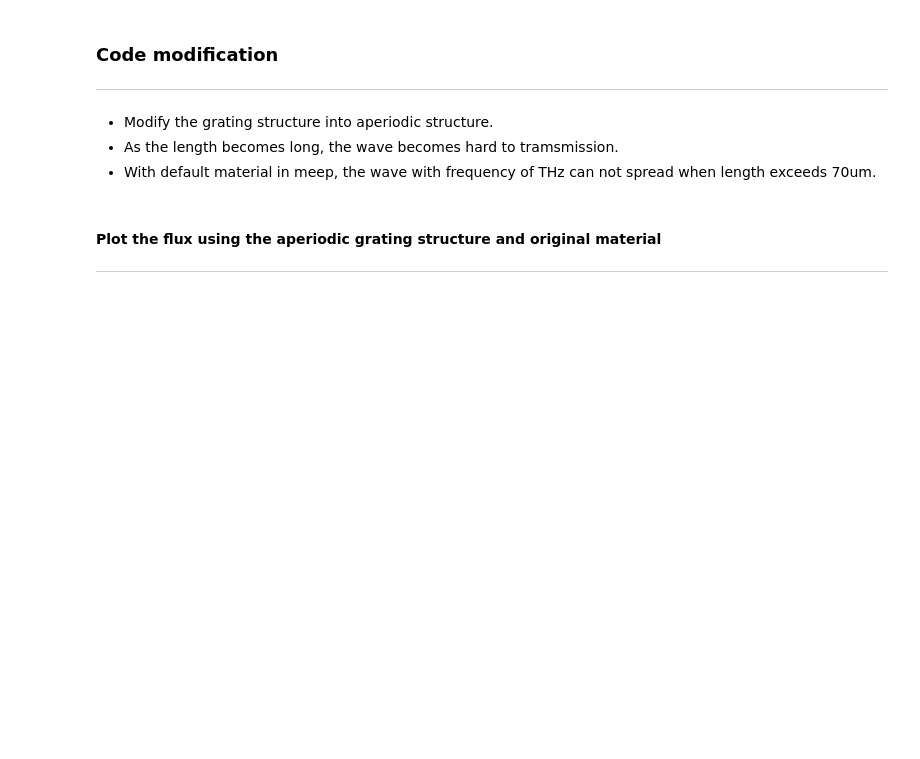
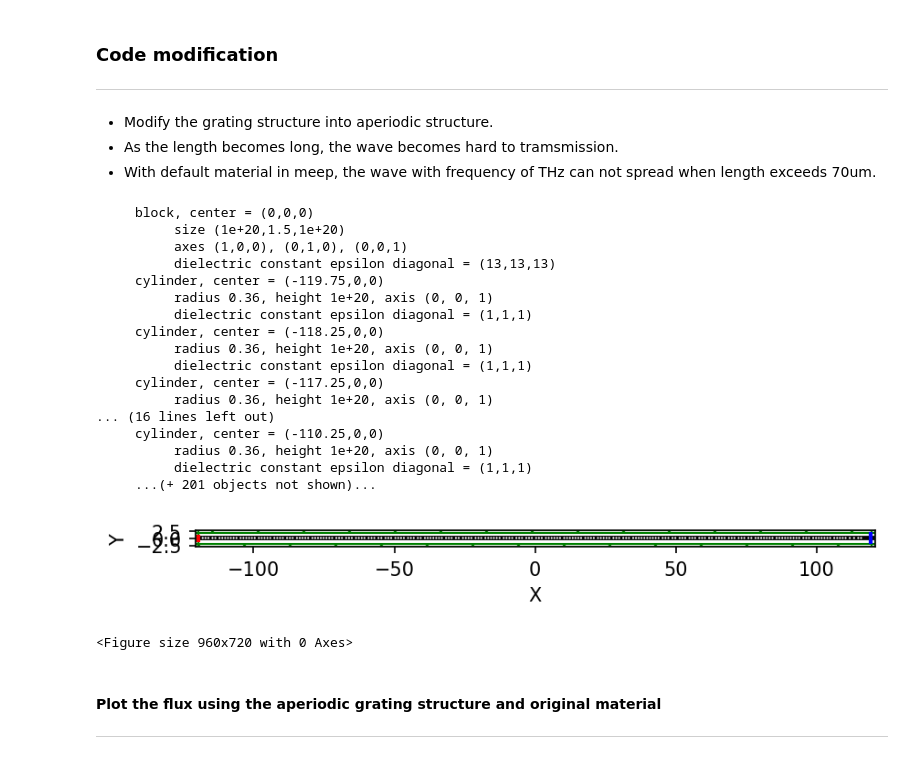
Before and after one commit to zhou277/Semiconductor_laser, a Jupyter notebook: QCL_LCGH.ipynb, the cells around one changed output. Drawn from its saved outputs; the diff is of its cells as text; code cells hidden in the pictures; blank space fills up the shorter version.

```diff
--- a/QCL_LCGH.ipynb
+++ b/QCL_LCGH.ipynb
@@ -315,7 +445,7 @@ from IPython.display import Video
 resolution = 20  # pixels/um
 
 eps = 13  # dielectric constant of waveguide
-w = 1.2  # width of waveguide
+w = 1.5  # width of waveguide
 r = 0.36  # radius of holes
 d = 1.4  # defect spacing (ordinary spacing = 1)
 N = 3  # number of holes on either side of defect
@@ -325,8 +455,6 @@ pad = 2  # padding between last hole and PML edge
 dpml = 1  # PML thickness
 
 # sx = 2 * (pad + dpml + N) + d - 1  # size of cell in x direction
-sx = 60
-cell = mp.Vector3(sx, sy, 0)
 
 blk = mp.Block(size=mp.Vector3(mp.inf, w, mp.inf), material=mp.Medium(epsilon=eps))
 geometry = [blk]
@@ -334,68 +462,103 @@ geometry = [blk]
 pattern_1 = "|-||-|-||||||-|||||-||||-|||-||-||||-|||||||-||-||-|||-||-|-||-|||-||-|-||||||-||-|-|||-||-|||||-|||-||-|"
 pattern_2 = "|-||-|||||-||||||-|||-||||-||-||-|||||||||-||-|-||-||-||-|-|||-||-||-|-||||||-||||||||-||-||||||-||||---|"
 pattern = pattern_1 + pattern_2
+slot_depth = 50
+slot_width = 0.1
+line = 1
+dash = line * 1.5
+sx_length = 0
+for symbol in pattern:
+    sx_length += line if symbol == '|' else dash
 
-for i, symbol in enumerate(pattern):
-    if symbol == "|":
-        x_pos = -sx/2 + i * d
-        geometry.append(mp.Cylinder(r, center=mp.Vector3(x_pos)))
-    else:
-        x_pos = -sx/2 + i * d * 0.5
+sx = sx_length+5
+cell = mp.Vector3(sx, sy, 0)
+x_pos = -sx/2
+def add_holes(pattern:list,grating_geometry:list):
+    """ add grating structure through z axis"""
+    global x_pos
+    for symbol in pattern:
+        x_pos = x_pos + line if symbol == "|" else x_pos + dash
+        grating_geometry.append(mp.Cylinder(r, center=mp.Vector3(x_pos)))
 
 # for i in range(N):
 #     geometry.append(mp.Cylinder(r, center=mp.Vector3(d / 2 + i)))
 #     geometry.append(mp.Cylinder(r, center=mp.Vector3(-(d / 2 + i))))
 
+add_holes(pattern,geometry)
+
 pml_layers = [mp.PML(1.0)]
-fcen = 1e12  # pulse center frequency
+c = 3e8
+frequency = 5e12
+freq_in_meep = frequency * 1e-6 / 3e8 # 5THz
+wavelength = c/frequency
 df = 0.2  # pulse frequency width
 
 src = [
     mp.Source(
-        mp.GaussianSource(fcen, fwidth=df),
+        mp.ContinuousSource(freq_in_meep, fwidth=df),
         component=mp.Ey,
         center=mp.Vector3(-0.5 * sx + dpml),
         size=mp.Vector3(0, w),
     )
 ]
 
 # sym = [mp.Mirror(mp.Y, phase=-1)]
 
 sim = mp.Simulation(
     cell_size=cell,
     geometry=geometry,
     boundary_layers=pml_layers,
     sources=src,
     # symmetries=sym,
     resolution=resolution,
 )
 
 freg = mp.FluxRegion(
     center=mp.Vector3(0.5 * sx - dpml - 0.5), size=mp.Vector3(0, 2 * w)
 )
 
 nfreq = 500  # number of frequencies at which to compute flux
 
 # transmitted flux
 trans = sim.add_flux(fcen, df, nfreq, freg)
 
 f = plt.figure(dpi=150)
 sim.plot2D(ax=f.gca())
 plt.show()
 
 f = plt.figure(dpi=150)
-animate = mp.Animate2D(f=f, fields=mp.Hz, realtime=False, normalize=True)
+# animate = mp.Animate2D(f=f, fields=mp.Hz, realtime=False, normalize=True)
 
-sim.run(
-    mp.during_sources(mp.at_every(0.4, animate)),
-    until_after_sources=mp.stop_when_fields_decayed(
-        50, mp.Ey, mp.Vector3(0.5 * sx - dpml - 0.5), 1e-3))
+# sim.run(
+#     mp.during_sources(mp.at_every(0.4, animate)),
+#     until_after_sources=mp.stop_when_fields_decayed(
+#         50, mp.Ey, mp.Vector3(0.5 * sx - dpml - 0.5), 1e-3))
 
-try:
-    animate.to_mp4(10, "my_sim.mp4")
-except Exception as e:
-    print("anime output fail, skip, the error information is ", e)
-Video("my_sim.mp4")
+# try:
+#     animate.to_mp4(10, "my_sim.mp4")
+# except Exception as e:
+#     print("anime output fail, skip, the error information is ", e)
+# Video("my_sim.mp4")
+# %% [output]
+     block, center = (0,0,0)
+          size (1e+20,1.5,1e+20)
+          axes (1,0,0), (0,1,0), (0,0,1)
+          dielectric constant epsilon diagonal = (13,13,13)
+     cylinder, center = (-119.75,0,0)
+          radius 0.36, height 1e+20, axis (0, 0, 1)
+          dielectric constant epsilon diagonal = (1,1,1)
+     cylinder, center = (-118.25,0,0)
+          radius 0.36, height 1e+20, axis (0, 0, 1)
+          dielectric constant epsilon diagonal = (1,1,1)
+     cylinder, center = (-117.25,0,0)
+          radius 0.36, height 1e+20, axis (0, 0, 1)
+... (16 lines left out)
+     cylinder, center = (-110.25,0,0)
+          radius 0.36, height 1e+20, axis (0, 0, 1)
+          dielectric constant epsilon diagonal = (1,1,1)
+     ...(+ 201 objects not shown)...
+[figure, added]
+<Figure size 960x720 with 0 Axes>
 # %% [markdown]
 #### Plot the flux using the aperiodic grating structure and original material
 ---
```
Also changed, not shown: parts of 6 cells of this notebook, 4 other files.
